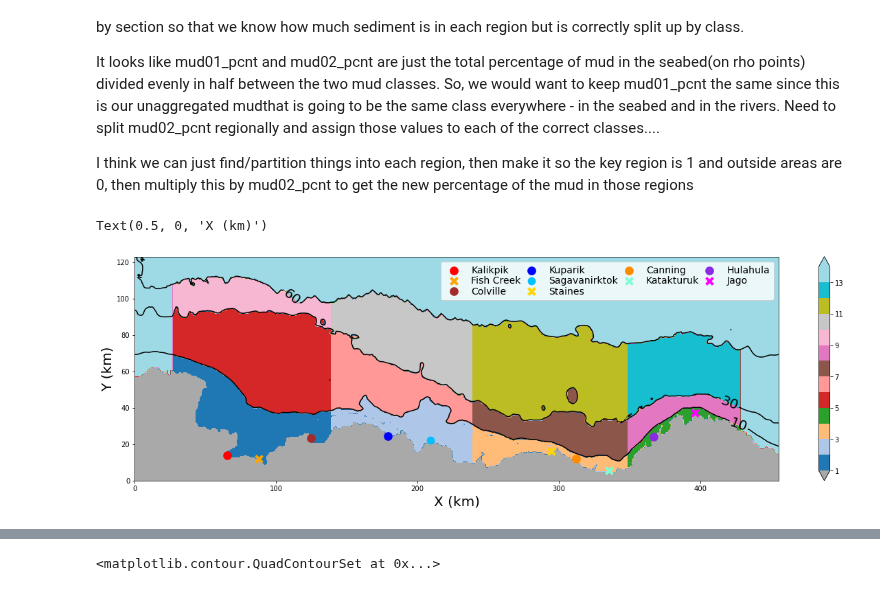
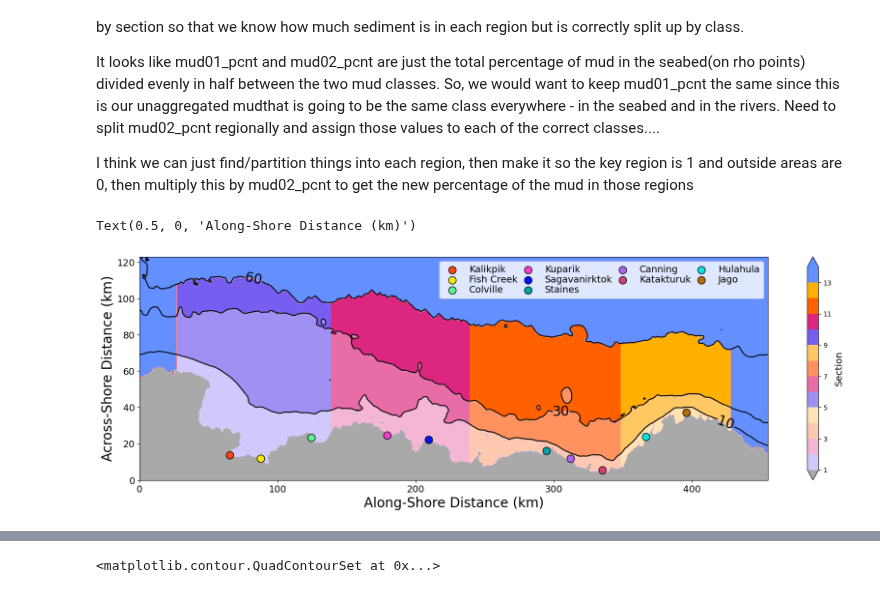
Before and after one commit to bundzis/Beaufort_ROMS_ssc_comp, a Jupyter notebook: Analysis/initial_conds_beaufort_shelf_rivs_003_2020_Blaskey.ipynb, the cells around one changed output, grey strips where cells are left out. Cells and saved outputs as stored; diff of their text form; code cells hidden in the pictures.

```diff
--- a/Analysis/initial_conds_beaufort_shelf_rivs_003_2020_Blaskey.ipynb
+++ b/Analysis/initial_conds_beaufort_shelf_rivs_003_2020_Blaskey.ipynb
@@ -617,6 +618,16 @@ mask_30_60m_rho_plot2[:,:c_west] = 14
 mask_30_60m_rho_plot2[:,-c_west:] = 14
 mask_60_end_rho_plot2[:,:c_west] = 14
 mask_60_end_rho_plot2[:,-c_west:] = 14
+# %%
+# Set the colors
+# Sections
+colors_sec = ['#D1C8FB', '#F4B6D3', '#FFC8B0', '#FFE3B2', '#A190F4',
+              '#E86DA6', '#FF925F', '#FFC863', '#785EF0', '#DC267F',
+              '#FF6100', '#FFB000','#6490FF']
+
+# Rivers
+river_marker_colors = ['#FC440F', '#F5ED00', '#5EF38C', '#26532B', '#F43ECF', '#9C00A8',
+                       '#0115F5', '#00A6A6', '#AB64EB', '#D44179', '#08E0E3', '#B27009', '#EA8D40']
 # %%
 # Plot this to make sure it worked
 import matplotlib.pyplot as plt
@@ -637,7 +648,9 @@ fontsize = 20
 lev11 = [1,2,3,4,5,6,7,8,9,10,11,12,13,14]
 
 # Set the colormap
-cmap11 = cm.get_cmap('tab20', 14)
+#cmap11 = cm.get_cmap('tab20', 14)
+cmap11 = mcolors.LinearSegmentedColormap.from_list("custom_list", colors_sec, N=13) # N can be adjusted for smoothness/number of bins
+
 cmap11.set_under(color='darkgrey')
 
 # Make the plot
@@ -665,7 +678,7 @@ cp40 = ax11.contourf(x_rho_flat/1000, y_rho_flat/1000, mask_60_end_rho_plot2*gri
                      lev11, cmap=cmap11)
 
 # Make the colorbar (numbers/values mean the region)
-cbar11 = plt.colorbar(cp37, extend='both')
+cbar11 = plt.colorbar(cp37).set_label('Section', fontsize=14)
 
 # Plot the 14 rivers in the grid
 # Go from West to East
@@ -673,19 +686,22 @@ cbar11 = plt.colorbar(cp37, extend='both')
 eta_kal_idx = 23 #22
 xi_kal_idx = 87
 s1 = ax11.scatter(x_rho_flat[xi_kal_idx]/1000, y_rho_flat[eta_kal_idx]/1000,
-            marker='.', s=300, linewidth=4, color='r', label='Kalikpik')
+            marker='.', s=500, linewidth=1, edgecolors='black', color=river_marker_colors[0],
+            label='Kalikpik')
 
 # Fish Creek
 eta_fis_idx = 20
 xi_fis_idx = 117 #116
 s2 = ax11.scatter(x_rho_flat[xi_fis_idx]/1000, y_rho_flat[eta_fis_idx]/1000,
-            marker='x', s=100, linewidth=4, color='orange', label='Fish Creek')
+            marker='.', s=500, linewidth=1, edgecolors='black', color=river_marker_colors[1],
+            label='Fish Creek')
 
 # Colville River
 eta_col_idx = 39
 xi_col_idx = 166 #166
 s3 = ax11.scatter(x_rho_flat[xi_col_idx]/1000, y_rho_flat[eta_col_idx]/1000,
-            marker='.', s=300, linewidth=4, color='brown', label='Colville')
+            marker='.', s=500, linewidth=1, edgecolors='black', color=river_marker_colors[2],
+            label='Colville')
 
 # Sakonowyak River
 eta_sak_idx = 46 #45
@@ -701,7 +717,8 @@ xi_sak_idx = 234
 eta_kuk_idx = 41 #40
 xi_kuk_idx = 239
 s5 = ax11.scatter(x_rho_flat[xi_kuk_idx]/1000, y_rho_flat[eta_kuk_idx]/1000,
-            marker='.', s=300, linewidth=4, color='b', label='Kuparik')
+            marker='.', s=500, linewidth=1, edgecolors='black', color=river_marker_colors[4],
+            label='Kuparik')
 
 # Kuparuk - commented out to move dot onto old Kukpuk since that is the main
 # channel of the Kuparuk
@@ -725,51 +742,61 @@ xi_put_idx = 264
 eta_sag_idx = 37 #36
 xi_sag_idx = 279
 s9 = ax11.scatter(x_rho_flat[xi_sag_idx]/1000, y_rho_flat[eta_sag_idx]/1000,
-            marker='.', s=300, linewidth=3, color='deepskyblue', label='Sagavanirktok')
+            marker='.', s=500, linewidth=1, edgecolors='black', color=river_marker_colors[6],
+             label='Sagavanirktok')
 
 # Canning River
 # Staines River
 eta_sta_idx = 27 #26
 xi_sta_idx = 393
 s10 = ax11.scatter(x_rho_flat[xi_sta_idx]/1000, y_rho_flat[eta_sta_idx]/1000,
-            marker='x', s=100, linewidth=4, color='gold', label='Staines')
+            marker='.', s=500, linewidth=1, edgecolors='black', color=river_marker_colors[7],
+            label='Staines')
 
 # Canning River
 eta_can_idx = 20 #19
 xi_can_idx = 416
 s11 = ax11.scatter(x_rho_flat[xi_can_idx]/1000, y_rho_flat[eta_can_idx]/1000,
-            marker='.', s=300, linewidth=4, color='darkorange', label='Canning')
+            marker='.', s=500, linewidth=1, edgecolors='black', color=river_marker_colors[8],
+            label='Canning')
 
 # Katakturuk River
 eta_kat_idx = 9 #8
 xi_kat_idx = 447
 s12 = ax11.scatter(x_rho_flat[xi_kat_idx]/1000, y_rho_flat[eta_kat_idx]/1000,
-            marker='x', s=100, linewidth=4, color='aquamarine', label='Katakturuk')
+            marker='.', s=500, linewidth=1, edgecolors='black', color=river_marker_colors[9],
+            label='Katakturuk')
 
 # Hulahula River
 eta_hul_idx = 40
 xi_hul_idx = 489
 s13 = ax11.scatter(x_rho_flat[xi_hul_idx]/1000, y_rho_flat[eta_hul_idx]/1000,
-            marker='.', s=300, linewidth=4, color='blueviolet', label='Hulahula')
+            marker='.', s=500, linewidth=1, edgecolors='black', color=river_marker_colors[10],
+            label='Hulahula')
 
 # Jago River
 eta_jag_idx = 62 #61
 xi_jag_idx = 528
 s14 = ax11.scatter(x_rho_flat[xi_jag_idx]/1000, y_rho_flat[eta_jag_idx]/1000,
-            marker='x', s=100, linewidth=4, color='magenta', label='Jago')
+            marker='.', s=500, linewidth=1, edgecolors='black', color=river_marker_colors[11],
+            label='Jago')
 
 # Siksik River
 eta_sik_idx = 46
 xi_sik_idx = 574 #573
 #s15 = ax11.scatter(x_rho_flat[xi_sik_idx]/1000, y_rho_flat[eta_sik_idx]/1000,
  #           marker='.', s=300, linewidth=4, color='deeppink', label='Siksik')
 
 # Temporary not too bad legend
 ax11.legend(loc='upper right', ncol=4, fontsize=14, columnspacing=0.1, labelspacing=0.1)
 
+# Make tick labels larger
+plt.xticks(fontsize=14)
+plt.yticks(fontsize=14)
+
 # Label the axes
-ax11.set_ylabel('Y (km)', fontsize=fontsize)
-ax11.set_xlabel('X (km)', fontsize=fontsize)
+ax11.set_ylabel('Across-Shore Distance (km)', fontsize=fontsize)
+ax11.set_xlabel('Along-Shore Distance (km)', fontsize=fontsize)
 # %% [output]
-Text(0.5, 0, 'X (km)')
+Text(0.5, 0, 'Along-Shore Distance (km)')
-[figure, old version]
+[figure, new version]
```
Also changed, not shown: parts of 7 cells of this notebook.
